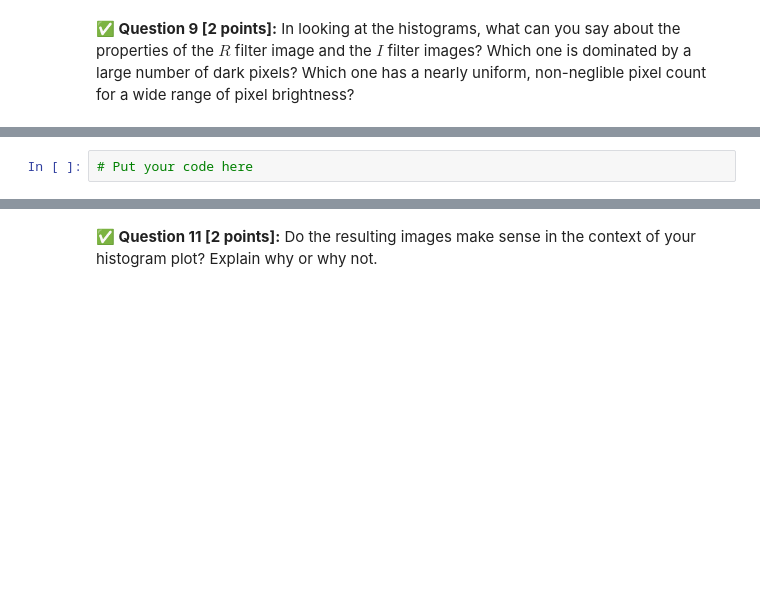
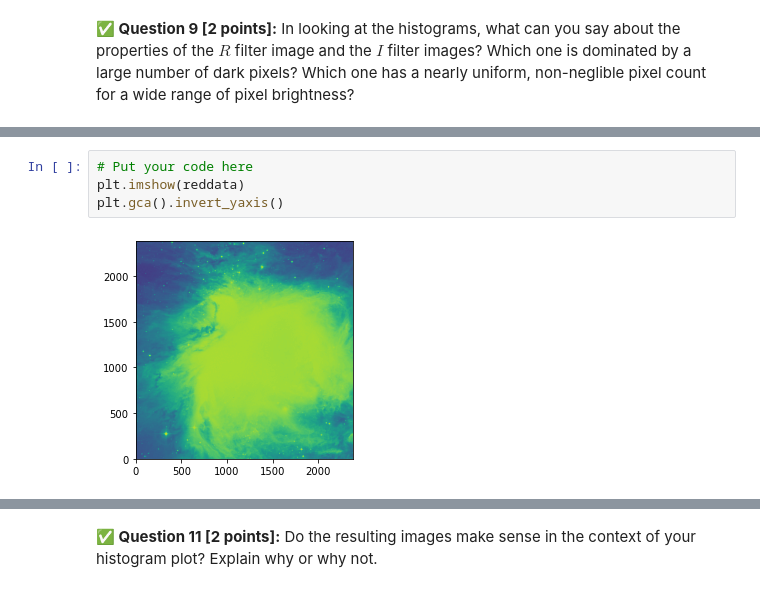
Before and after one commit to jackgarrison/cmse202-s21-turnin, a Jupyter notebook: hw-01/HW-01_GitPracticeDebuggingAndPythonPackages-STUDENT.ipynb, the cells around one changed output, grey strips where cells are left out. Cells and saved outputs as stored; diff of their text form; blank space fills up the shorter version.

```diff
--- a/hw-01/HW-01_GitPracticeDebuggingAndPythonPackages-STUDENT.ipynb
+++ b/hw-01/HW-01_GitPracticeDebuggingAndPythonPackages-STUDENT.ipynb
@@ -257,3 +278,7 @@ Now that you have a bit of understanding about the the properties of the images
 <div align="center"><img src="https://www.noao.edu/image_gallery/images/d3/02677.jpg" width=200px alt="Image credit: www.noao.edu"></div>
 # %%
 # Put your code here
+plt.imshow(reddata)
+plt.gca().invert_yaxis()
+# %% [output]
+[figure, added]
```
Also changed, not shown: parts of 12 cells of this notebook.
